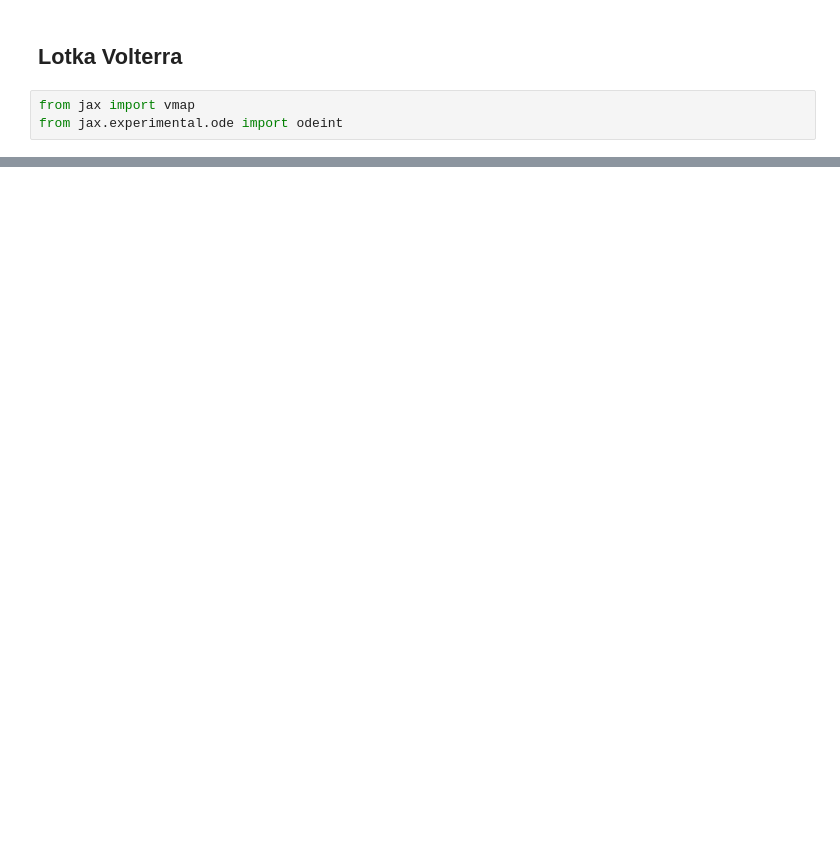
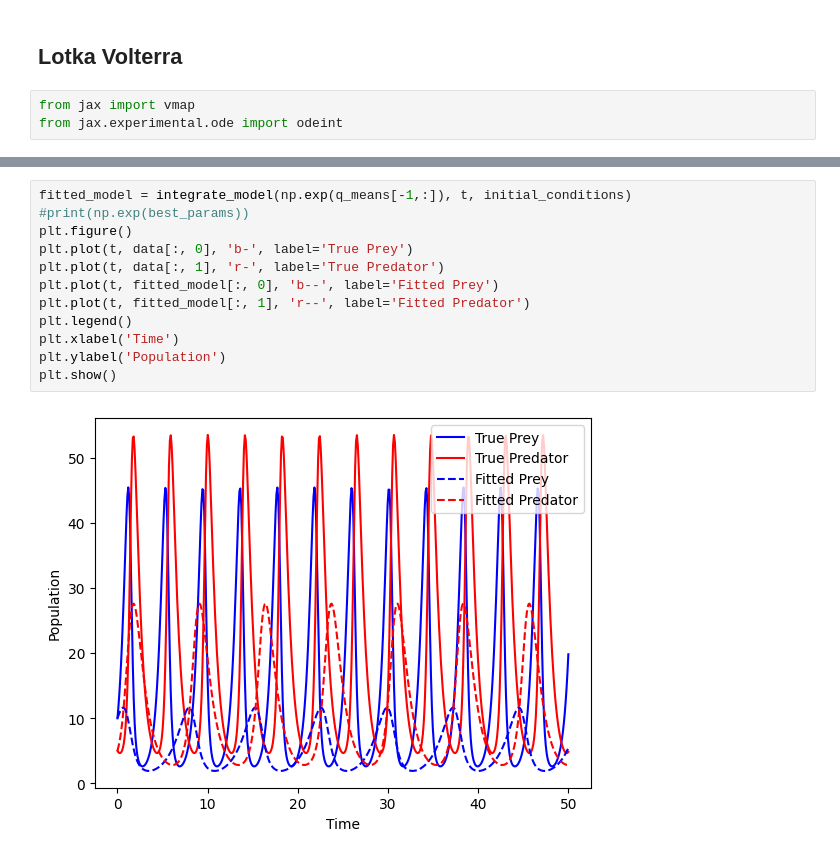
Before and after one commit to jojoroy/Data-Science, a Jupyter notebook: GPMH_penalty.ipynb, the cells around one changed output, grey strips where cells are left out. Drawn from its saved outputs; the diff is of its cells as text; blank space fills up the shorter version.

```diff
--- a/GPMH_penalty.ipynb
+++ b/GPMH_penalty.ipynb
@@ -1175,0 +1721,14 @@ step 499 [[2.49970318e-26]] [[1.]] 3.1052646259626204 Current [ -7.8894797    4.
+# %%
+fitted_model = integrate_model(np.exp(q_means[-1,:]), t, initial_conditions)
+#print(np.exp(best_params))
+plt.figure()
+plt.plot(t, data[:, 0], 'b-', label='True Prey')
+plt.plot(t, data[:, 1], 'r-', label='True Predator')
+plt.plot(t, fitted_model[:, 0], 'b--', label='Fitted Prey')
+plt.plot(t, fitted_model[:, 1], 'r--', label='Fitted Predator')
+plt.legend()
+plt.xlabel('Time')
+plt.ylabel('Population')
+plt.show()
+# %% [output]
+[figure, added]
```
Also changed, not shown: parts of 100 cells of this notebook.
